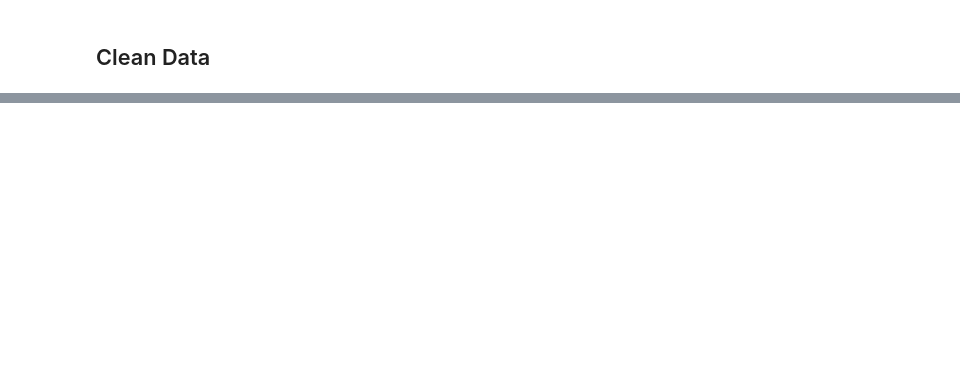
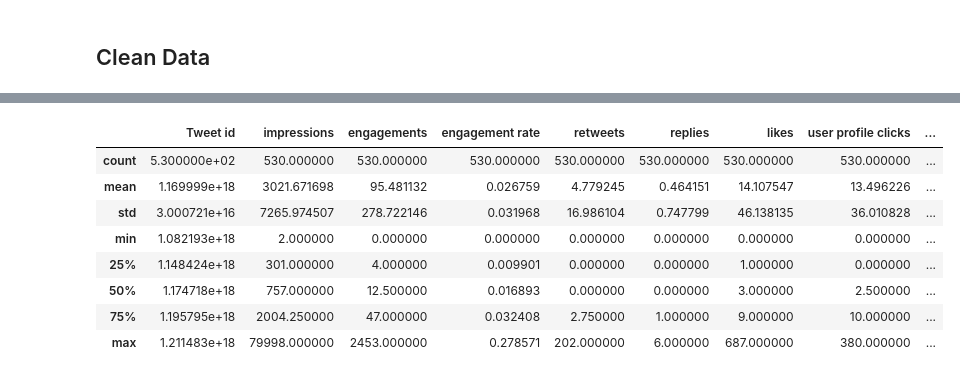
Before and after one commit to taksug229/tweet-analysis, a Jupyter notebook: notebook/1-eda.ipynb, the cells around one changed output, grey strips where cells are left out. Drawn from its saved outputs; the diff is of its cells as text; code cells hidden in the pictures; blank space fills up the shorter version.

```diff
--- a/notebook/1-eda.ipynb
+++ b/notebook/1-eda.ipynb
@@ -93,3 +93,15 @@ df[mask_2021].sort_values('impressions', ascending=False).head(10)
 | 1296 | 1369460357190676484 | https://twitter.com/420_note/stat... | ハワイ州上院で大麻の「嗜好用合法化」と「非犯罪化」の2つの法案を可... | 2021-03-10 01:29:00 | 59608.0 | 1554.0 | 0.026070 | 119.0 | ... |
 | 1493 | 1402392495363813377 | https://twitter.com/420_note/stat... | 逆に販売されていなかったのか。\n\n「ジャマイカのボブ・マーリー... | 2021-06-08 22:30:00 | 58444.0 | 1015.0 | 0.017367 | 80.0 | ... |
 | 1456 | 1392274960299675655 | https://twitter.com/420_note/stat... | ゆうせい荘さんの件が海外メディアに取り上げられました。\n\nht... | 2021-05-12 00:26:00 | 58297.0 | 4446.0 | 0.076265 | 105.0 | ... |
+# %%
+df[mask_2019].describe()
+# %% [output]
+|  | Tweet id | impressions | engagements | engagement rate | retweets | replies | likes | user profile clicks | ... |
+| count | 5.300000e+02 | 530.000000 | 530.000000 | 530.000000 | 530.000000 | 530.000000 | 530.000000 | 530.000000 | ... |
+| mean | 1.169999e+18 | 3021.671698 | 95.481132 | 0.026759 | 4.779245 | 0.464151 | 14.107547 | 13.496226 | ... |
+| std | 3.000721e+16 | 7265.974507 | 278.722146 | 0.031968 | 16.986104 | 0.747799 | 46.138135 | 36.010828 | ... |
+| min | 1.082193e+18 | 2.000000 | 0.000000 | 0.000000 | 0.000000 | 0.000000 | 0.000000 | 0.000000 | ... |
+| 25% | 1.148424e+18 | 301.000000 | 4.000000 | 0.009901 | 0.000000 | 0.000000 | 1.000000 | 0.000000 | ... |
+| 50% | 1.174718e+18 | 757.000000 | 12.500000 | 0.016893 | 0.000000 | 0.000000 | 3.000000 | 2.500000 | ... |
+| 75% | 1.195795e+18 | 2004.250000 | 47.000000 | 0.032408 | 2.750000 | 1.000000 | 9.000000 | 10.000000 | ... |
+| max | 1.211483e+18 | 79998.000000 | 2453.000000 | 0.278571 | 202.000000 | 6.000000 | 687.000000 | 380.000000 | ... |
```
Also changed, not shown: parts of 4 cells of this notebook.
